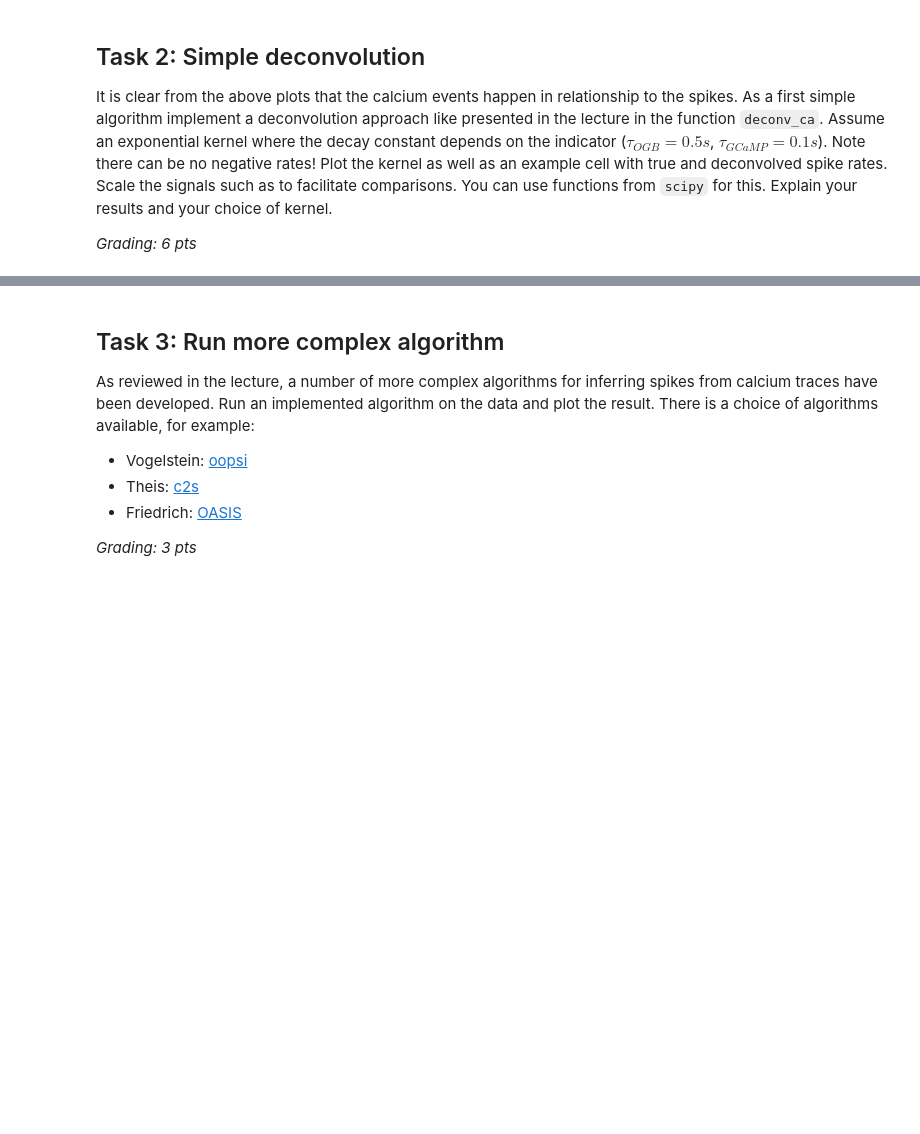
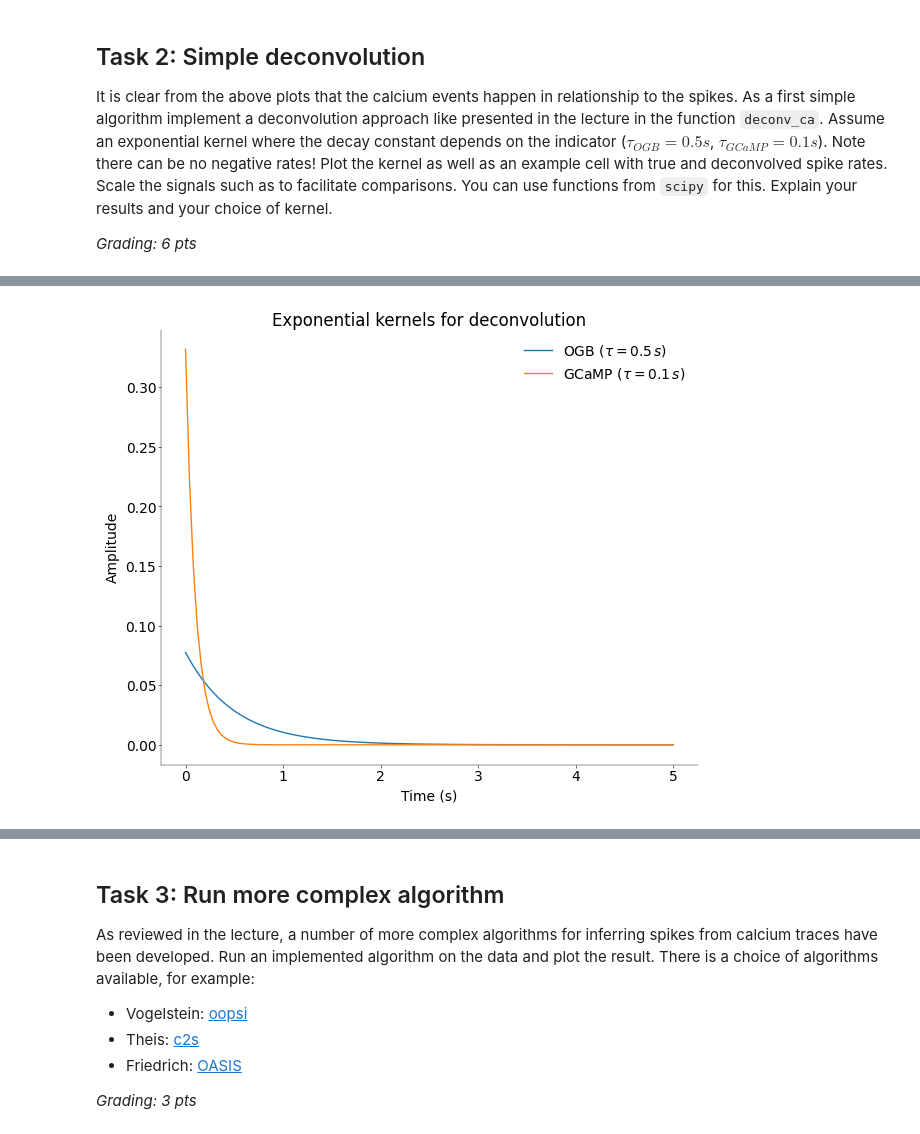
Before and after one commit to Akseli-Ilmanen/NDS_homework, a Jupyter notebook: notebooks/MD_CodingLab3.ipynb, the cells around one changed output, grey strips where cells are left out. Drawn from its saved outputs; the diff is of its cells as text; code cells hidden in the pictures; blank space fills up the shorter version.

```diff
--- a/notebooks/MD_CodingLab3.ipynb
+++ b/notebooks/MD_CodingLab3.ipynb
@@ -459,0 +456,30 @@ plt.show()
+# %%
+# -------------------------
+# Plot the 2 kernels (1 pt)
+# -------------------------
+# Kernel parameters
+dt = 1 / fs  # sampling interval
+t_kernel = np.linspace(0, 5, int(5 / dt))  # 5-second window for kernel
+
+# Time constants
+tau_ogb = 0.5  # seconds
+tau_gcamp = 0.1  # seconds
+
+# Define and normalize the kernels
+kernel_ogb = np.exp(-t_kernel / tau_ogb)
+kernel_gcamp = np.exp(-t_kernel / tau_gcamp)
+
+kernel_ogb /= np.sum(kernel_ogb)
+kernel_gcamp /= np.sum(kernel_gcamp)
+
+# Use the provided figure block
+fig, ax = plt.subplots(figsize=(6, 5), layout="constrained")
+ax.plot(t_kernel, kernel_ogb, label=r"OGB ($\tau=0.5\,s$)")
+ax.plot(t_kernel, kernel_gcamp, label=r"GCaMP ($\tau=0.1\,s$)")
+ax.set_xlabel("Time (s)")
+ax.set_ylabel("Amplitude")
+ax.set_title("Exponential kernels for deconvolution")
+ax.legend()
+plt.show()
+# %% [output]
+[figure, added]
```
Also changed, not shown: parts of 14 cells of this notebook.
